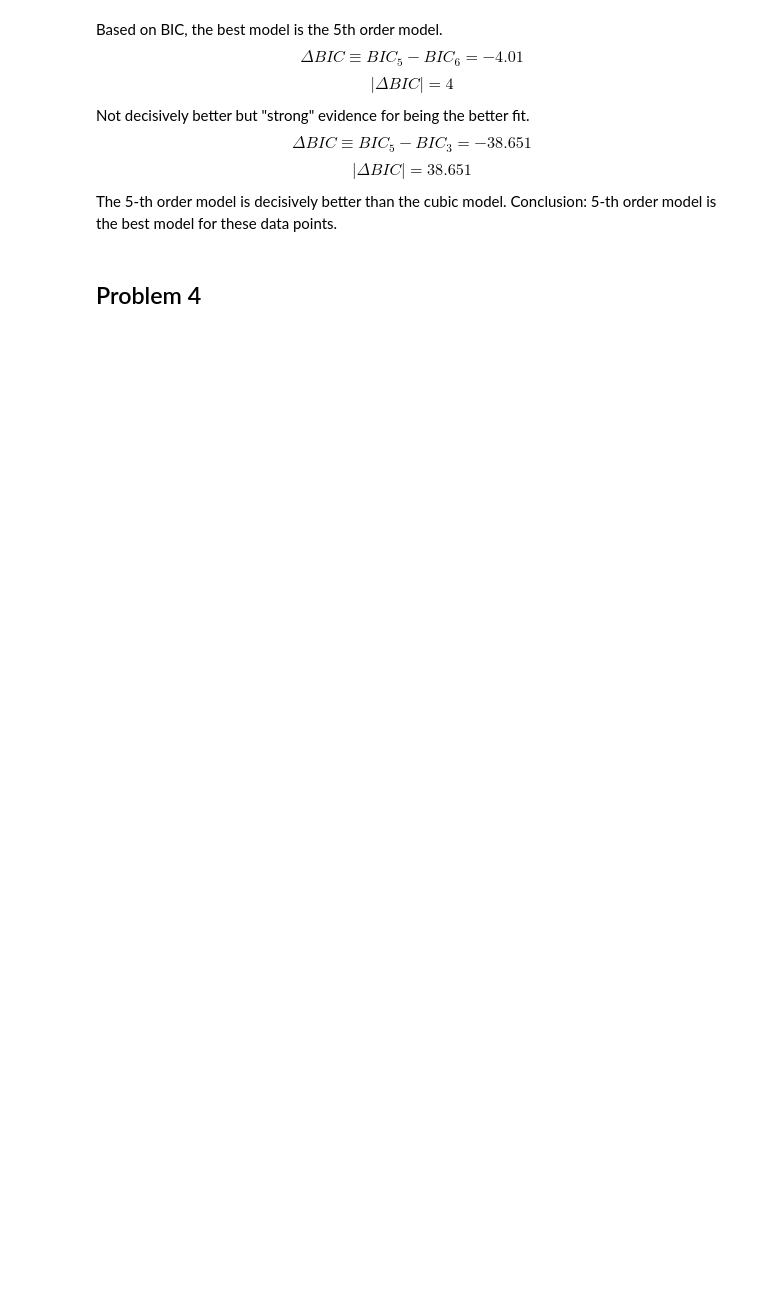
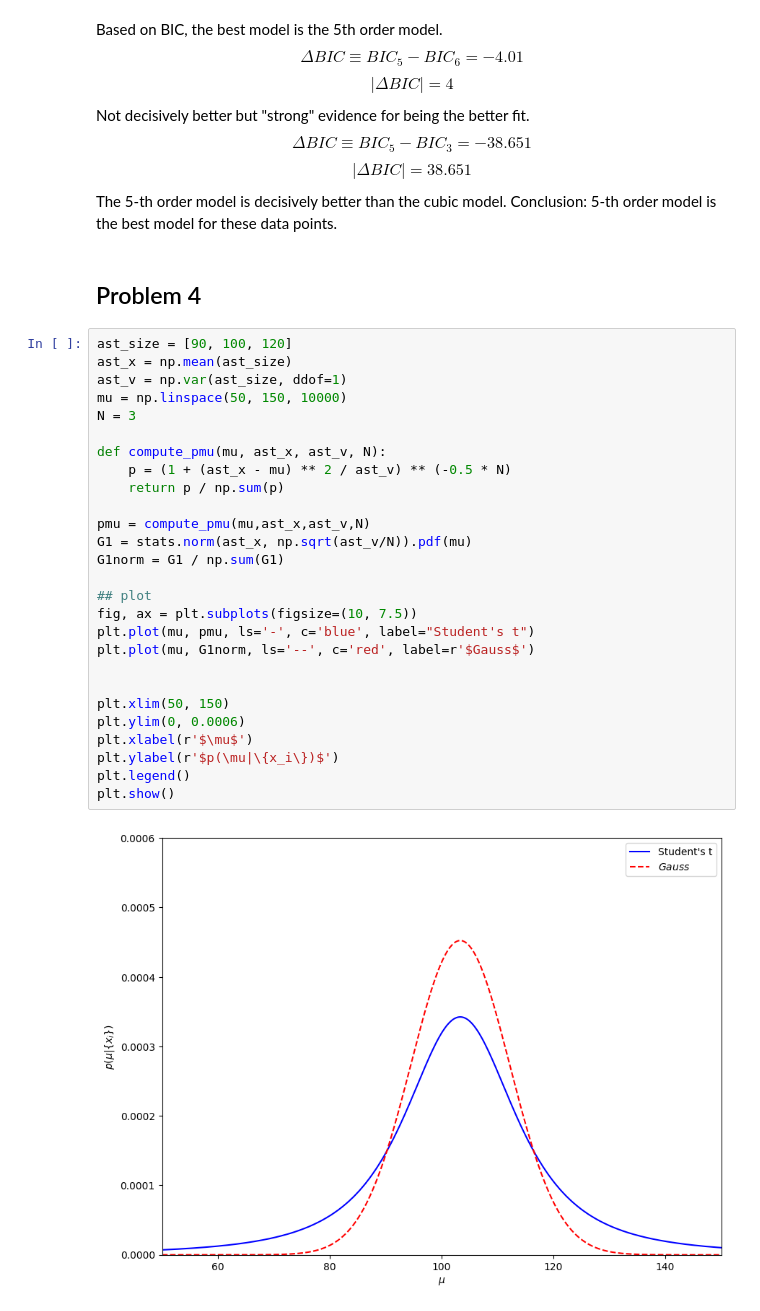
Before and after one commit to jackey-fang/astr-324-s26, a Jupyter notebook: homeworks/Astr324-S26-HW2.ipynb, the cells around one changed output. Saved outputs shown, nothing was run; the diff lists cells and outputs as text; blank space fills up the shorter version.

```diff
--- a/homeworks/Astr324-S26-HW2.ipynb
+++ b/homeworks/Astr324-S26-HW2.ipynb
@@ -347,3 +344,32 @@ The 5-th order model is decisively better than the cubic model.
 Conclusion: 5-th order model is the best model for these data points.
 # %% [markdown]
 ## Problem 4
+# %%
+ast_size = [90, 100, 120]
+ast_x = np.mean(ast_size)
+ast_v = np.var(ast_size, ddof=1)
+mu = np.linspace(50, 150, 10000)
+N = 3
+
+def compute_pmu(mu, ast_x, ast_v, N):
+    p = (1 + (ast_x - mu) ** 2 / ast_v) ** (-0.5 * N)
+    return p / np.sum(p)
+
+pmu = compute_pmu(mu,ast_x,ast_v,N)
+G1 = stats.norm(ast_x, np.sqrt(ast_v/N)).pdf(mu)
+G1norm = G1 / np.sum(G1)
+
+## plot
+fig, ax = plt.subplots(figsize=(10, 7.5))
+plt.plot(mu, pmu, ls='-', c='blue', label="Student's t")
+plt.plot(mu, G1norm, ls='--', c='red', label=r'$Gauss$')
+
+
+plt.xlim(50, 150)
+plt.ylim(0, 0.0006)
+plt.xlabel(r'$\mu$')
+plt.ylabel(r'$p(\mu|\{x_i\})$')
+plt.legend()
+plt.show()
+# %% [output]
+[figure, added]
```
Also changed, not shown: parts of 9 cells of this notebook, 3 other files.
